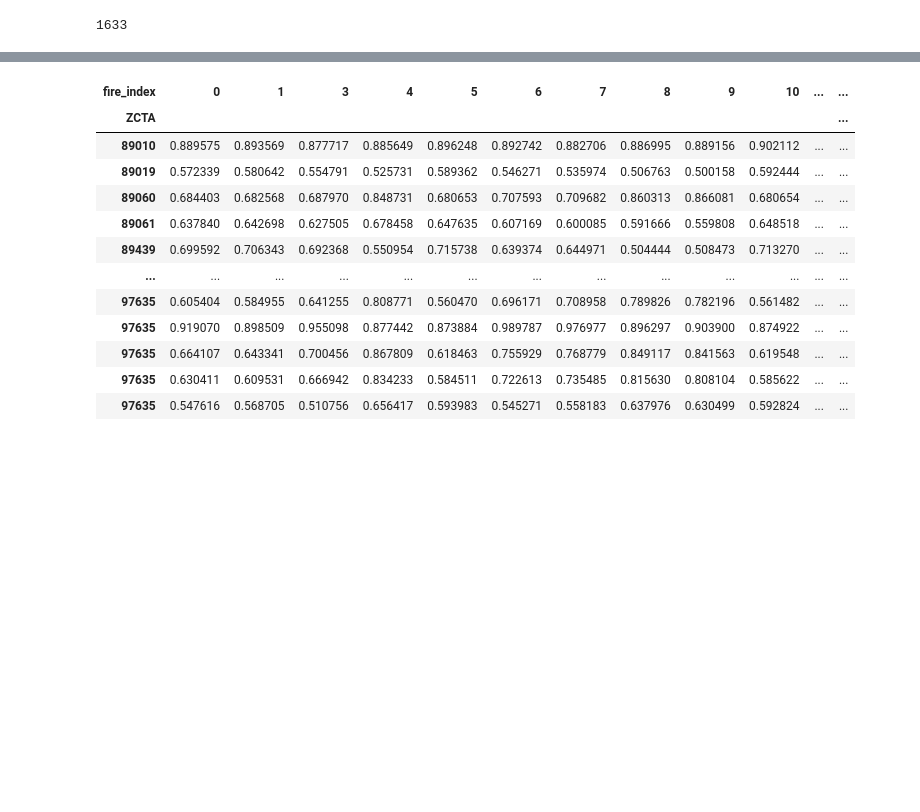
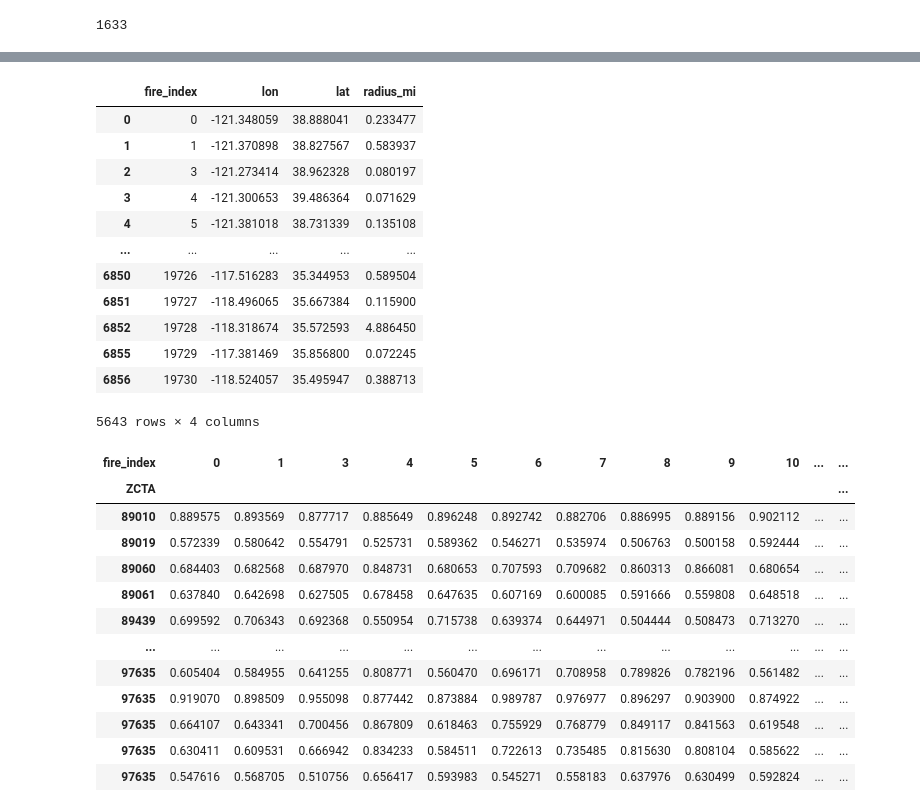
Before and after one commit to jmdatasci/fire_capstone, a Jupyter notebook: notebooks/4.1-jam-join_data_instrument_1.ipynb, the cells around one changed output, grey strips where cells are left out. Drawn from its saved outputs; the diff is of its cells as text; code cells hidden in the pictures; blank space fills up the shorter version.

```diff
--- a/notebooks/4.1-jam-join_data_instrument_1.ipynb
+++ b/notebooks/4.1-jam-join_data_instrument_1.ipynb
@@ -196,3 +181,10 @@ pd_fire
+# %%
+fire_ready = pd_fire.reset_index(drop=True).drop_duplicates()
+fire_ready["geometry"] = gpd.GeoSeries.from_wkt(fire_ready["fire_centroid"])
+fire_ready["lon"] = fire_ready["geometry"].apply(lambda p: p.x)
+fire_ready["lat"] = fire_ready["geometry"].apply(lambda p: p.y)
+fire_ready["sq_mi"] = fire_ready["GIS_ACRES"] / 640
+fire_ready["radius_mi"] = np.sqrt(fire_ready["sq_mi"] / np.pi)
 # %%
 pd_fire["ZCTA"] = pd_fire["ZCTA"].astype(str).str[:5]
 pd_fire["year_month"] = pd_fire["year_month"].str[:]
@@ -219,8 +279,6 @@ end_year            object
 end_month            int64
 duration_months      int64
 dtype: object
-# %%
-fire_ready = pd_fire[~pd_fire["ZCTA"].isna()].reset_index(drop=True).drop_duplicates()
 # %%
 fire_ready.head()
 # %% [output]
@@ -584,6 +578,22 @@ wind_locs = wind_ready[["ZCTA", "lon", "lat", "wdir", "wspd"]].drop_duplicates()
 # %%
 fire_locs = fire_ready[["fire_index", "lon", "lat", "radius_mi"]].drop_duplicates()
 # fire_locs
+# %%
+fire_locs
+# %% [output]
+|  | fire_index | lon | lat | radius_mi |
+| 0 | 0 | -121.348059 | 38.888041 | 0.233477 |
+| 1 | 1 | -121.370898 | 38.827567 | 0.583937 |
+| 2 | 3 | -121.273414 | 38.962328 | 0.080197 |
+| 3 | 4 | -121.300653 | 39.486364 | 0.071629 |
+| 4 | 5 | -121.381018 | 38.731339 | 0.135108 |
+| ... | ... | ... | ... | ... |
+| 6850 | 19726 | -117.516283 | 35.344953 | 0.589504 |
+| 6851 | 19727 | -118.496065 | 35.667384 | 0.115900 |
+| 6852 | 19728 | -118.318674 | 35.572593 | 4.886450 |
+| 6855 | 19729 | -117.381469 | 35.856800 | 0.072245 |
+| 6856 | 19730 | -118.524057 | 35.495947 | 0.388713 |
+5643 rows × 4 columns
 # %%
 bearings = fire_bearings(wind_locs, fire_locs)
 bearings.to_csv("bearings.csv")
```
Also changed, not shown: parts of 16 cells of this notebook, 8 other files.
